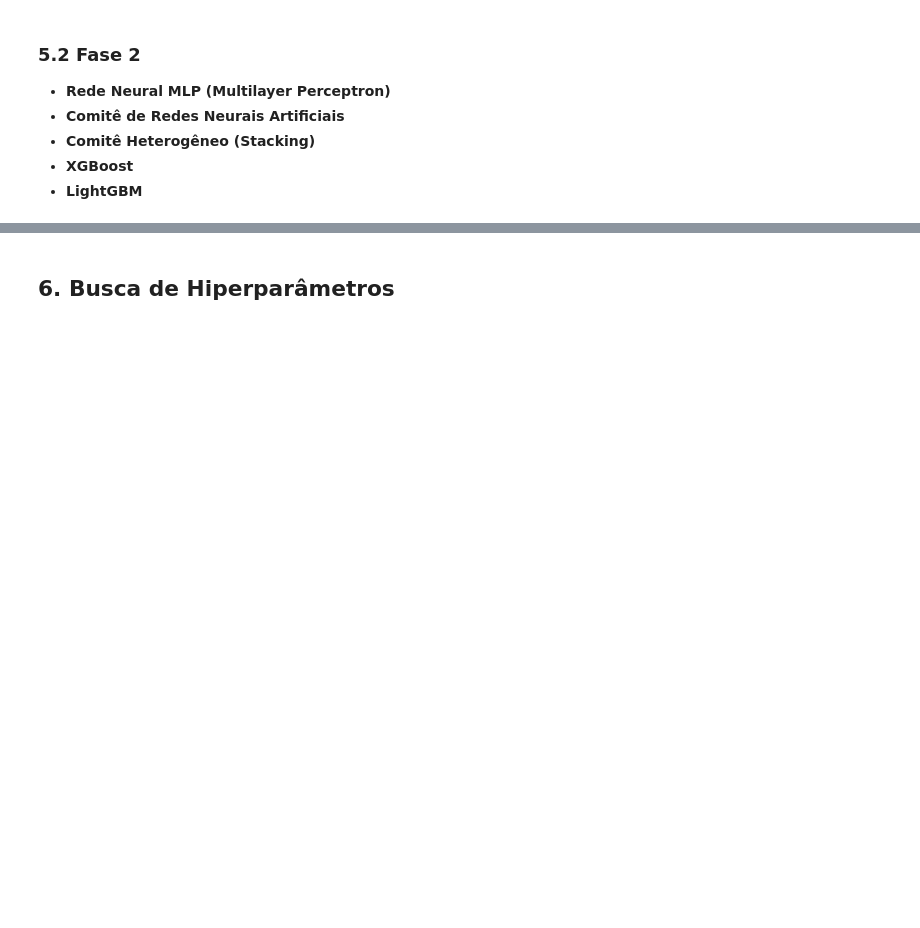
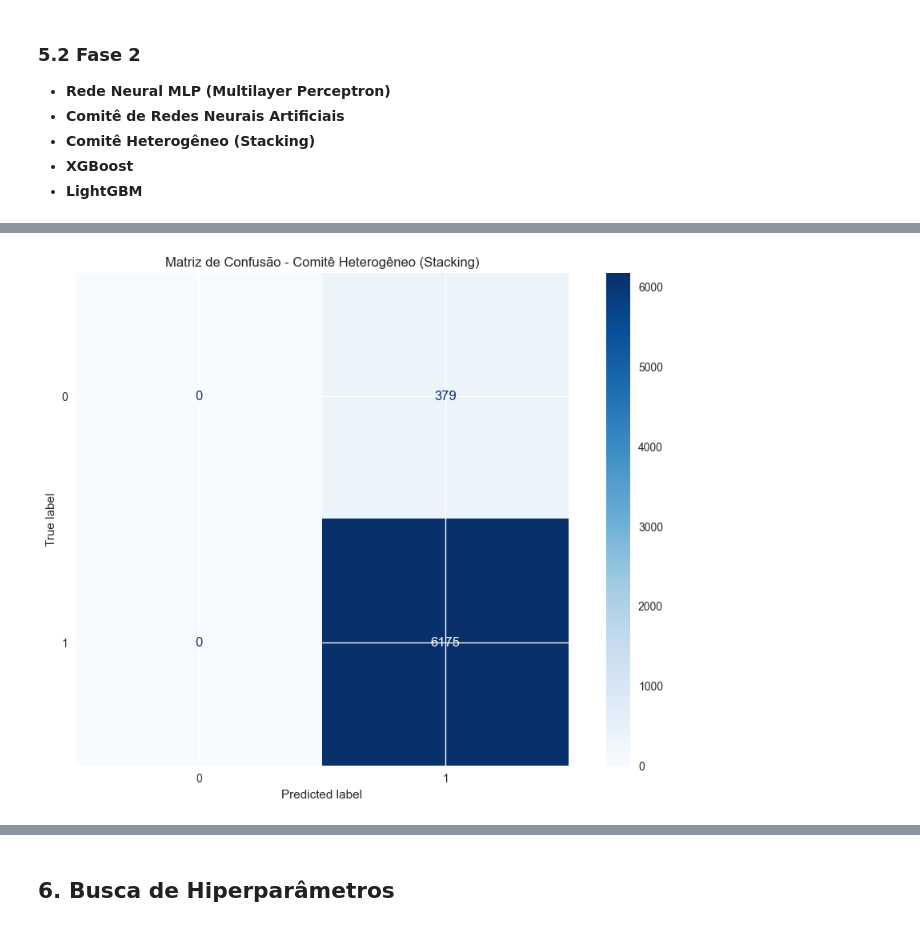
Before and after one commit to Eduardocin/employee-access-predictor, a Jupyter notebook: projeto_models.ipynb, the cells around one changed output, grey strips where cells are left out. Cells and saved outputs as stored; diff of their text form; code cells hidden in the pictures; blank space fills up the shorter version.

```diff
--- a/projeto_models.ipynb
+++ b/projeto_models.ipynb
@@ -549,0 +558,35 @@ plt.show()
+# %%
+
+# 3. Comitê Heterogêneo (StackingClassifier)
+estimators = [
+    ('mlp', MLPClassifier(random_state=42, max_iter=300)),
+    ('rf', RandomForestClassifier(random_state=42)),
+    ('knn', KNeighborsClassifier())
+]
+stacking = StackingClassifier(
+    estimators=estimators,
+    final_estimator=RandomForestClassifier(random_state=42),
+    n_jobs=-1
+)
+pipeline_stacking = Pipeline([
+    ('preprocessor', preprocessor_clean),
+    ('classifier', stacking)
+])
+pipeline_stacking.fit(X_ncr_clean, y_ncr_clean)
+y_pred_stacking = pipeline_stacking.predict(X_test_clean)
+cm_stacking = confusion_matrix(y_test, y_pred_stacking)
+disp_stacking = ConfusionMatrixDisplay(confusion_matrix=cm_stacking)
+disp_stacking.plot(cmap='Blues')
+plt.title('Matriz de Confusão - Comitê Heterogêneo (Stacking)')
+plt.show()
+# Salva métricas
+results_fase2['Stacking'] = {
+    'precision_0_media': scores['test_precision_0'].mean(),
+    'precision_1_media': scores['test_precision_1'].mean(),
+    'recall_0_media': scores['test_recall_0'].mean(),
+    'recall_1_media': scores['test_recall_1'].mean(),
+    'f1_0_media': scores['test_f1_0'].mean(),
+    'f1_weighted_media': scores['test_f1_weighted'].mean()
+}
+# %% [output]
+[figure, added]
```
Also changed, not shown: parts of 15 cells of this notebook, 2 other files.
